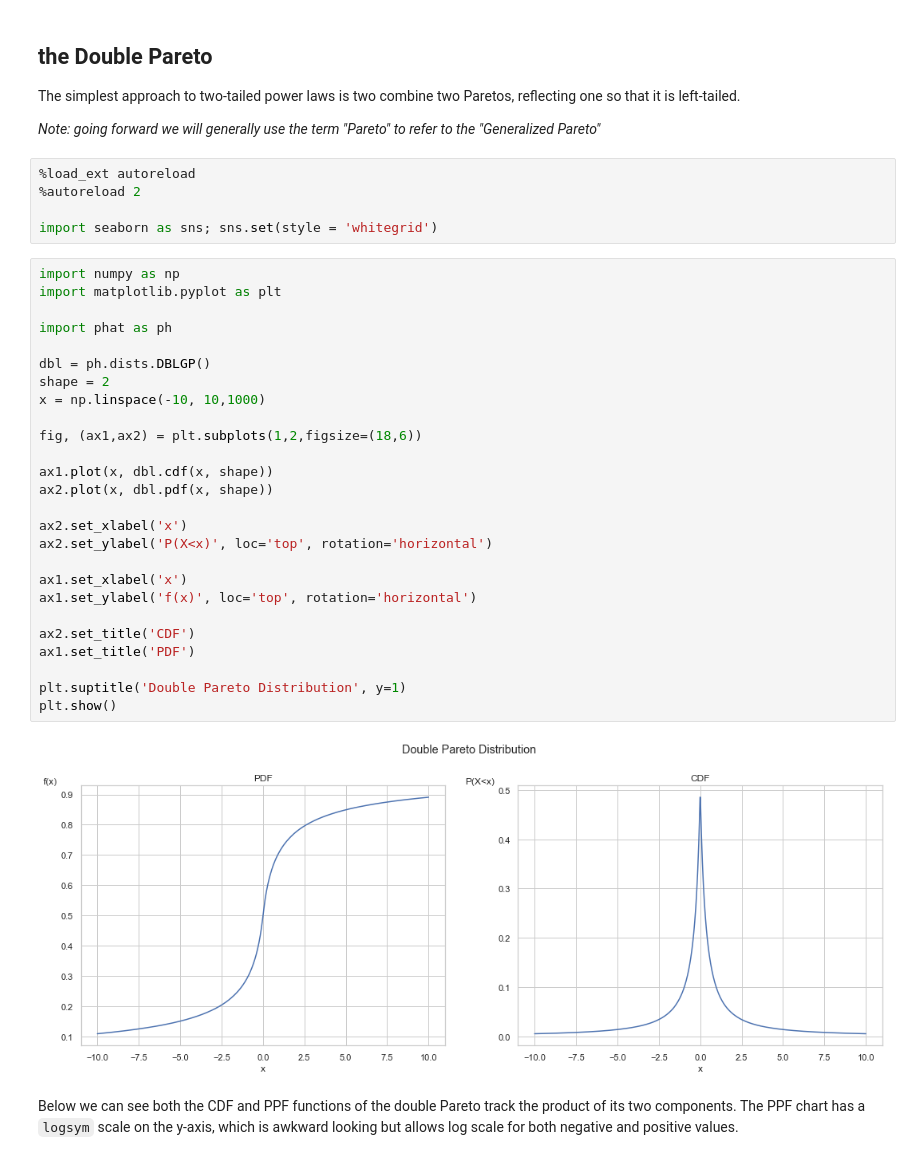
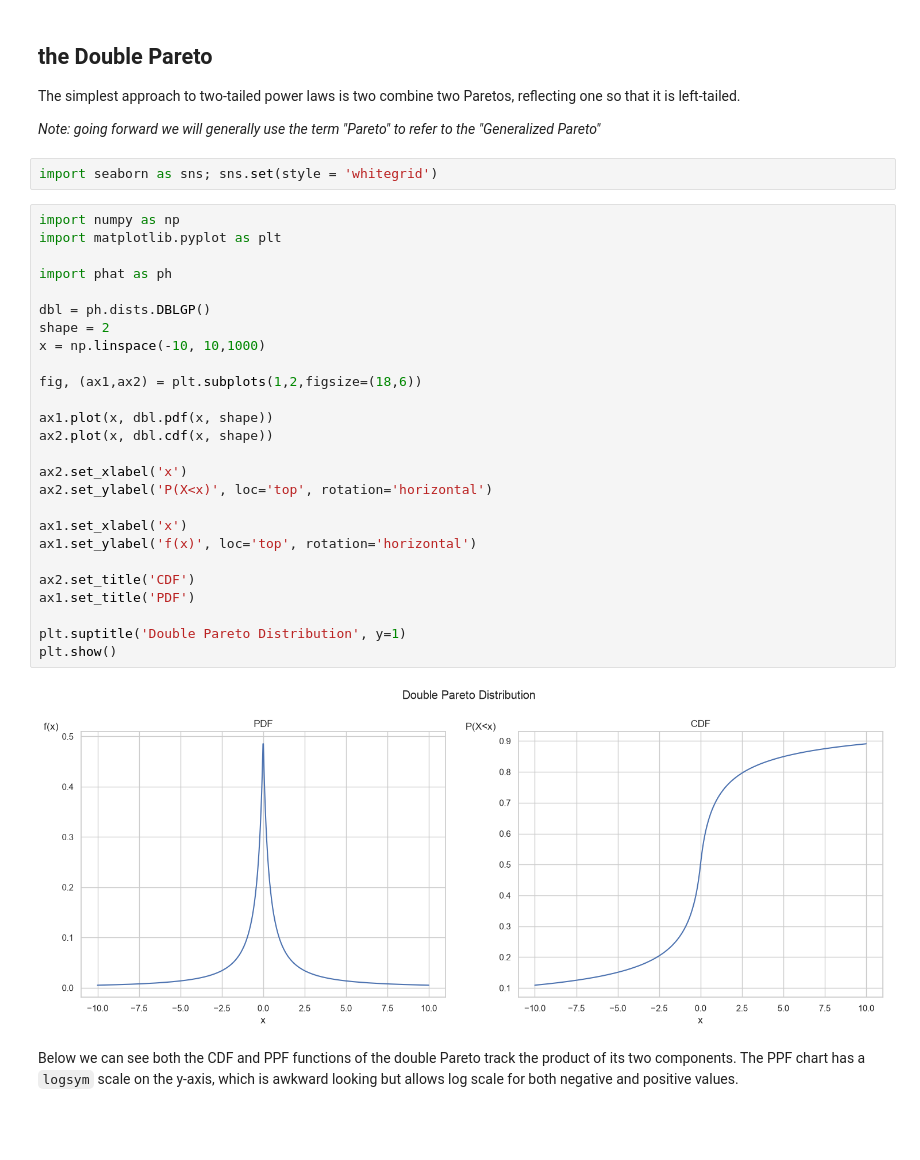
Before and after one commit to rjskene/phat, a Jupyter notebook: docs/notebooks/thephat.ipynb, the cells around one changed output. Cells and saved outputs as stored; diff of their text form; blank space fills up the shorter version.

```diff
--- a/docs/notebooks/thephat.ipynb
+++ b/docs/notebooks/thephat.ipynb
@@ -32,38 +32,35 @@ The simplest approach to two-tailed power laws is two combine two Paretos, refle
 
 *Note: going forward we will generally use the term "Pareto" to refer to the "Generalized Pareto"*
 # %%
-%load_ext autoreload
-%autoreload 2
-
 import seaborn as sns; sns.set(style = 'whitegrid')
 # %%
 import numpy as np
 import matplotlib.pyplot as plt
 
 import phat as ph
 
 dbl = ph.dists.DBLGP()
 shape = 2
 x = np.linspace(-10, 10,1000)
 
 fig, (ax1,ax2) = plt.subplots(1,2,figsize=(18,6))
 
-ax1.plot(x, dbl.cdf(x, shape))
-ax2.plot(x, dbl.pdf(x, shape))
+ax1.plot(x, dbl.pdf(x, shape))
+ax2.plot(x, dbl.cdf(x, shape))
 
 ax2.set_xlabel('x')
 ax2.set_ylabel('P(X<x)', loc='top', rotation='horizontal')
 
 ax1.set_xlabel('x')
 ax1.set_ylabel('f(x)', loc='top', rotation='horizontal')
 
 ax2.set_title('CDF')
 ax1.set_title('PDF')
 
 plt.suptitle('Double Pareto Distribution', y=1)
 plt.show()
 # %% [output]
-[figure, old version]
+[figure, new version]
 # %% [markdown]
 Below we can see both the CDF and PPF functions of the double Pareto track the product of its two components. The PPF chart has a `logsym` scale on the y-axis, which is awkward looking but allows log scale for both negative and positive values.
 # %%
```
Also changed, not shown: parts of 9 cells of this notebook, 8 other files.
